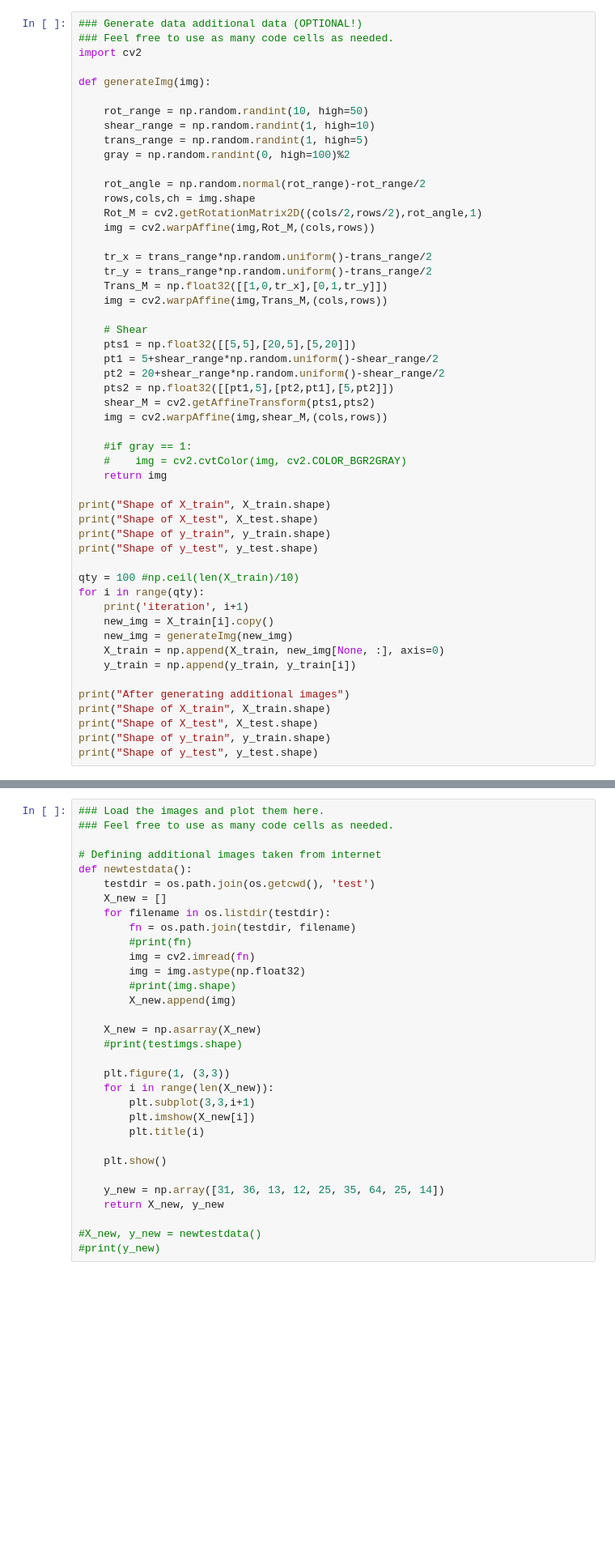
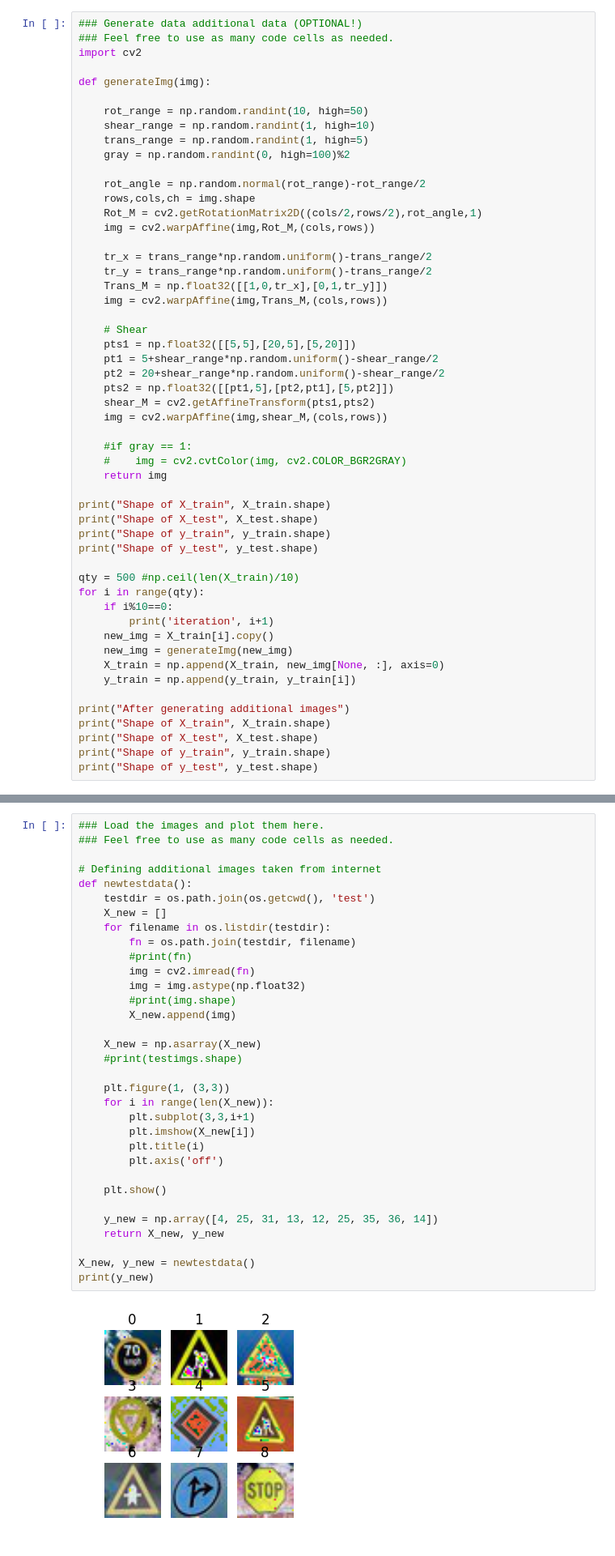
Before and after one commit to JeyakumarCK/ud, a Jupyter notebook: CarND-Traffic-Sign-Classifier-Project/Traffic_Sign_Classifier.ipynb, the cells around one changed output, grey strips where cells are left out. Shown at 81% size. Cells and saved outputs as stored; diff of their text form; blank space fills up the shorter version.

```diff
--- a/CarND-Traffic-Sign-Classifier-Project/Traffic_Sign_Classifier.ipynb
+++ b/CarND-Traffic-Sign-Classifier-Project/Traffic_Sign_Classifier.ipynb
@@ -234,9 +234,10 @@ print("Shape of X_test", X_test.shape)
 print("Shape of y_train", y_train.shape)
 print("Shape of y_test", y_test.shape)
 
-qty = 100 #np.ceil(len(X_train)/10)
+qty = 500 #np.ceil(len(X_train)/10)
 for i in range(qty):
-    print('iteration', i+1)
+    if i%10==0:
+        print('iteration', i+1)
     new_img = X_train[i].copy()
     new_img = generateImg(new_img)
     X_train = np.append(X_train, new_img[None, :], axis=0)
@@ -557,32 +564,35 @@ Use the code cell (or multiple code cells, if necessary) to implement the first
 # %%
 ### Load the images and plot them here.
 ### Feel free to use as many code cells as needed.
 
 # Defining additional images taken from internet
 def newtestdata():
     testdir = os.path.join(os.getcwd(), 'test')
     X_new = []
     for filename in os.listdir(testdir):
         fn = os.path.join(testdir, filename)
         #print(fn)
         img = cv2.imread(fn)
         img = img.astype(np.float32)
         #print(img.shape)
         X_new.append(img)
 
     X_new = np.asarray(X_new)
     #print(testimgs.shape)
 
     plt.figure(1, (3,3))
     for i in range(len(X_new)):
         plt.subplot(3,3,i+1)
         plt.imshow(X_new[i])
         plt.title(i)
+        plt.axis('off')
 
     plt.show()
 
-    y_new = np.array([31, 36, 13, 12, 25, 35, 64, 25, 14])
+    y_new = np.array([4, 25, 31, 13, 12, 25, 35, 36, 14])
     return X_new, y_new
 
-#X_new, y_new = newtestdata()
-#print(y_new)
+X_new, y_new = newtestdata()
+print(y_new)
+# %% [output]
+[figure, added]
```
Also changed, not shown: parts of 7 cells of this notebook.
